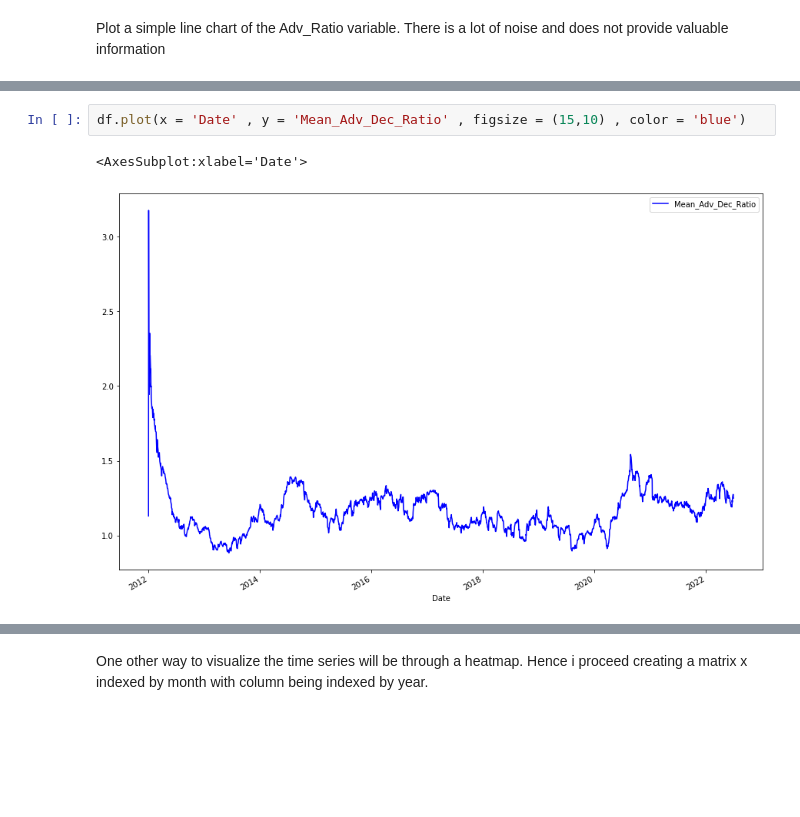
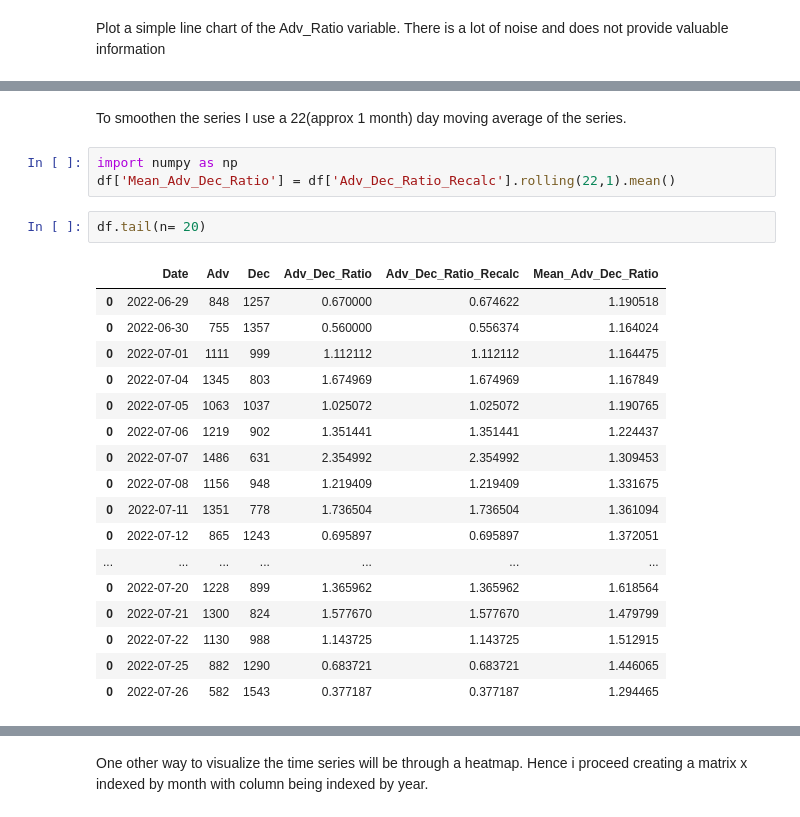
Before and after one commit to shiladitya146/Jupyter-Notebook, a Jupyter notebook: Advance-Decline Ratio .ipynb, the cells around one changed output, grey strips where cells are left out. Saved outputs shown, nothing was run; the diff lists cells and outputs as text; blank space fills up the shorter version.

```diff
--- a/Advance-Decline Ratio .ipynb
+++ b/Advance-Decline Ratio .ipynb
@@ -131,5 +151,25 @@ df.head(n= 20)
-# %%
-df.plot(x = 'Date' , y = 'Mean_Adv_Dec_Ratio' , figsize = (15,10) , color = 'blue')
-# %% [output]
-<AxesSubplot:xlabel='Date'>
-[figure, removed]
+# %% [markdown]
+To smoothen the series I use a 22(approx 1 month) day moving average of the series.
+# %%
+import numpy as np
+df['Mean_Adv_Dec_Ratio'] = df['Adv_Dec_Ratio_Recalc'].rolling(22,1).mean()
+# %%
+df.tail(n= 20)
+# %% [output]
+|  | Date | Adv | Dec | Adv_Dec_Ratio | Adv_Dec_Ratio_Recalc | Mean_Adv_Dec_Ratio |
+| 0 | 2022-06-29 | 848 | 1257 | 0.670000 | 0.674622 | 1.190518 |
+| 0 | 2022-06-30 | 755 | 1357 | 0.560000 | 0.556374 | 1.164024 |
+| 0 | 2022-07-01 | 1111 | 999 | 1.112112 | 1.112112 | 1.164475 |
+| 0 | 2022-07-04 | 1345 | 803 | 1.674969 | 1.674969 | 1.167849 |
+| 0 | 2022-07-05 | 1063 | 1037 | 1.025072 | 1.025072 | 1.190765 |
+| 0 | 2022-07-06 | 1219 | 902 | 1.351441 | 1.351441 | 1.224437 |
+| 0 | 2022-07-07 | 1486 | 631 | 2.354992 | 2.354992 | 1.309453 |
+| 0 | 2022-07-08 | 1156 | 948 | 1.219409 | 1.219409 | 1.331675 |
+| 0 | 2022-07-11 | 1351 | 778 | 1.736504 | 1.736504 | 1.361094 |
+| 0 | 2022-07-12 | 865 | 1243 | 0.695897 | 0.695897 | 1.372051 |
+| ... | ... | ... | ... | ... | ... | ... |
+| 0 | 2022-07-20 | 1228 | 899 | 1.365962 | 1.365962 | 1.618564 |
+| 0 | 2022-07-21 | 1300 | 824 | 1.577670 | 1.577670 | 1.479799 |
+| 0 | 2022-07-22 | 1130 | 988 | 1.143725 | 1.143725 | 1.512915 |
+| 0 | 2022-07-25 | 882 | 1290 | 0.683721 | 0.683721 | 1.446065 |
+| 0 | 2022-07-26 | 582 | 1543 | 0.377187 | 0.377187 | 1.294465 |
```
Also changed, not shown: parts of 21 cells of this notebook.
